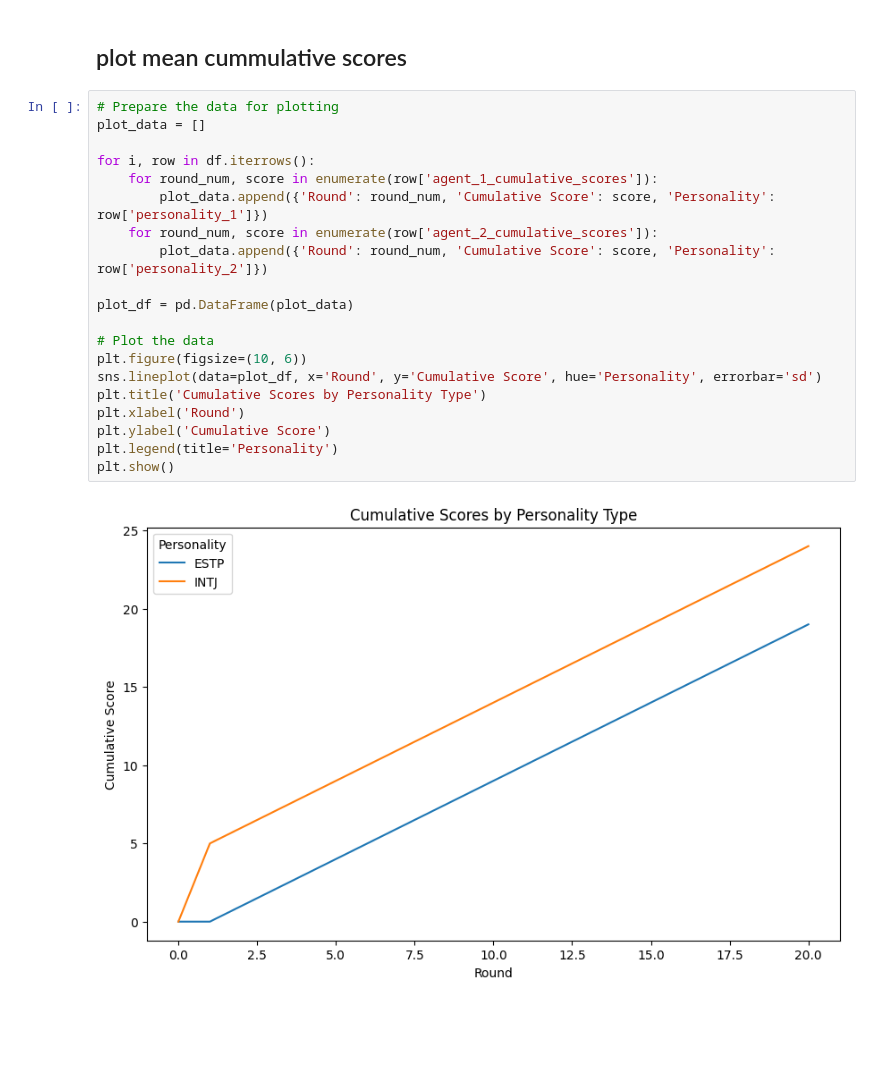
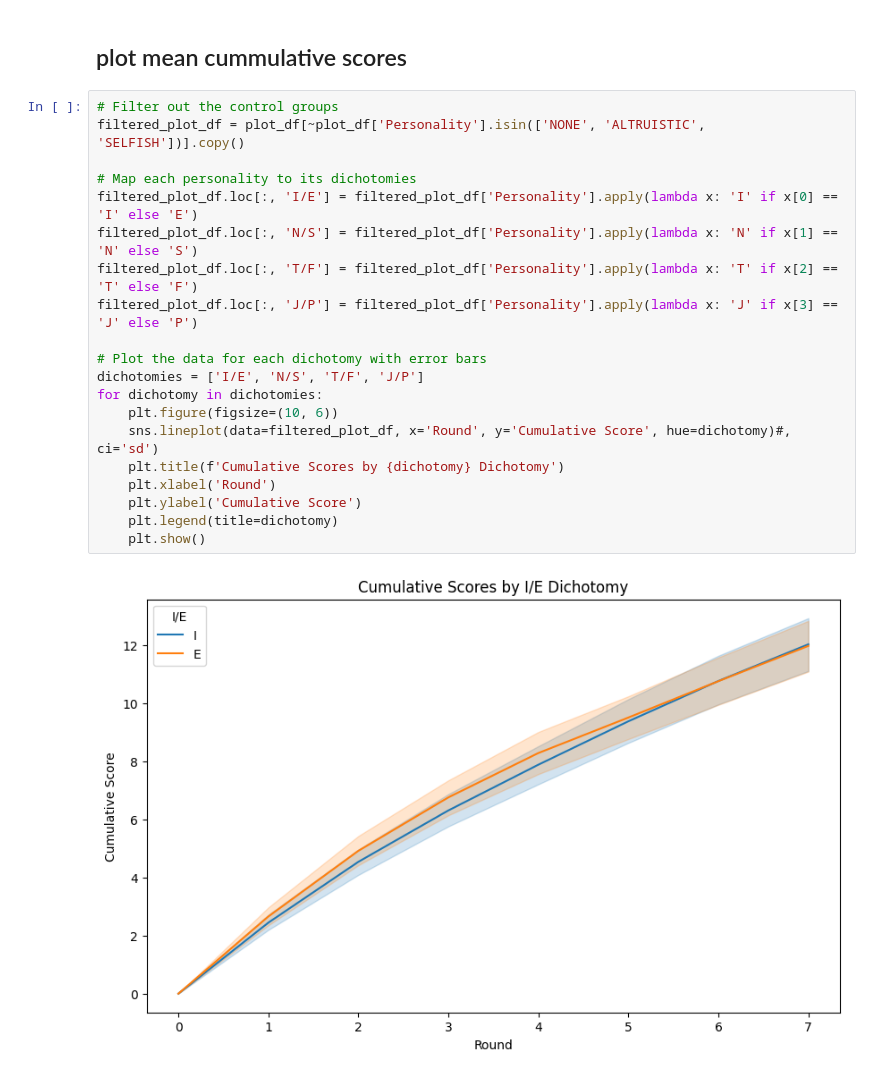
Before and after one commit to mathislindner/Multi-Agent-LLM-Game-Theory, a Jupyter notebook: plot_results.ipynb, the cells around one changed output. Saved outputs shown, nothing was run; the diff lists cells and outputs as text; blank space fills up the shorter version.

```diff
--- a/plot_results.ipynb
+++ b/plot_results.ipynb
@@ -77,24 +143,24 @@ for i, row in df.iterrows():
 # %% [markdown]
 ## plot mean cummulative scores
-# %%
-# Prepare the data for plotting
-plot_data = []
-
-for i, row in df.iterrows():
-    for round_num, score in enumerate(row['agent_1_cumulative_scores']):
-        plot_data.append({'Round': round_num, 'Cumulative Score': score, 'Personality': row['personality_1']})
-    for round_num, score in enumerate(row['agent_2_cumulative_scores']):
-        plot_data.append({'Round': round_num, 'Cumulative Score': score, 'Personality': row['personality_2']})
-
-plot_df = pd.DataFrame(plot_data)
-
-# Plot the data
-plt.figure(figsize=(10, 6))
-sns.lineplot(data=plot_df, x='Round', y='Cumulative Score', hue='Personality', errorbar='sd')
-plt.title('Cumulative Scores by Personality Type')
-plt.xlabel('Round')
-plt.ylabel('Cumulative Score')
-plt.legend(title='Personality')
-plt.show()
-# %% [output]
-[figure, removed]
+# %%
+# Filter out the control groups
+filtered_plot_df = plot_df[~plot_df['Personality'].isin(['NONE', 'ALTRUISTIC', 'SELFISH'])].copy()
+
+# Map each personality to its dichotomies
+filtered_plot_df.loc[:, 'I/E'] = filtered_plot_df['Personality'].apply(lambda x: 'I' if x[0] == 'I' else 'E')
+filtered_plot_df.loc[:, 'N/S'] = filtered_plot_df['Personality'].apply(lambda x: 'N' if x[1] == 'N' else 'S')
+filtered_plot_df.loc[:, 'T/F'] = filtered_plot_df['Personality'].apply(lambda x: 'T' if x[2] == 'T' else 'F')
+filtered_plot_df.loc[:, 'J/P'] = filtered_plot_df['Personality'].apply(lambda x: 'J' if x[3] == 'J' else 'P')
+
+# Plot the data for each dichotomy with error bars
+dichotomies = ['I/E', 'N/S', 'T/F', 'J/P']
+for dichotomy in dichotomies:
+    plt.figure(figsize=(10, 6))
+    sns.lineplot(data=filtered_plot_df, x='Round', y='Cumulative Score', hue=dichotomy)#, ci='sd')
+    plt.title(f'Cumulative Scores by {dichotomy} Dichotomy')
+    plt.xlabel('Round')
+    plt.ylabel('Cumulative Score')
+    plt.legend(title=dichotomy)
+    plt.show()
+# %% [output]
+[figure, added]
```
Also changed, not shown: parts of 6 cells of this notebook, 1 other file.
